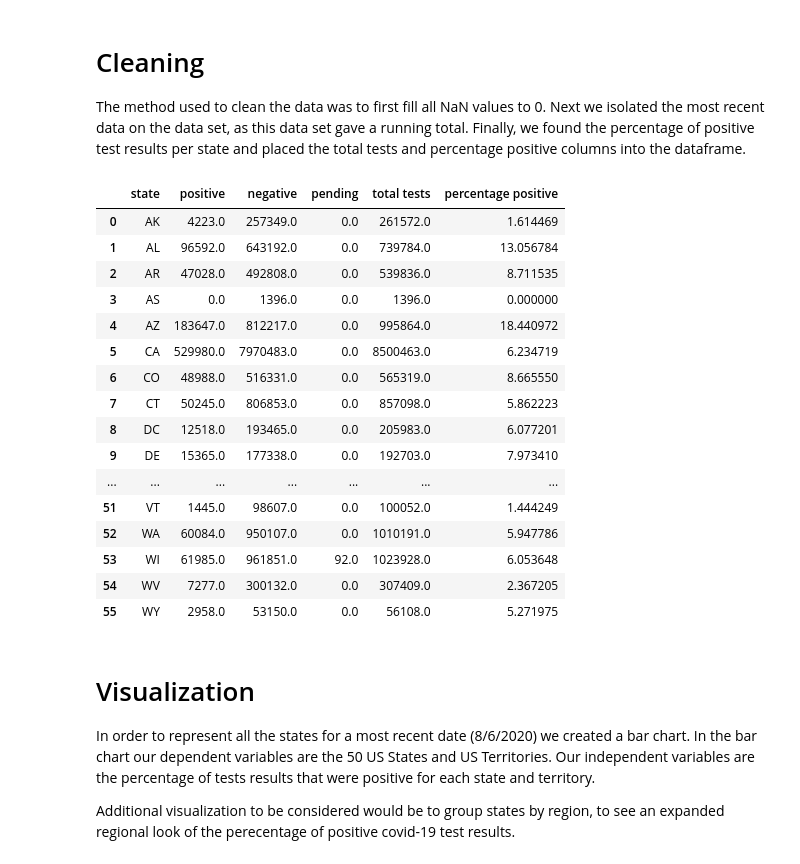
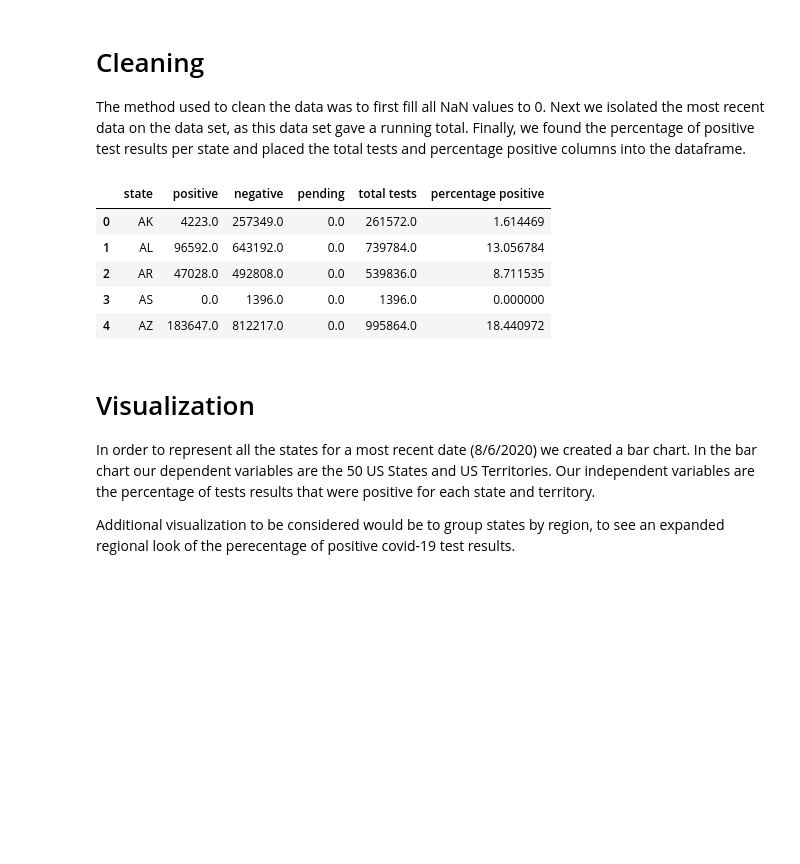
Before and after one commit to Kthomas09/GWU-Project-1, a Jupyter notebook: us_covid_state_perecentage_positive_kent.ipynb, the cells around one changed output. Saved outputs shown, nothing was run; the diff lists cells and outputs as text; code cells hidden in the pictures; blank space fills up the shorter version.

Commit message:
All code is reviewed, cleaned, commented, and working.

```diff
--- a/covid_state_perecentage_positive.ipynb
+++ b/us_covid_state_perecentage_positive_kent.ipynb
@@ -31,41 +28,31 @@ The method used to clean the data was to first fill all NaN values to 0. Next we
 # %%
 # Dropping the NaN values within the Data set and replacing them with 0
 covid_state_data_0 = covid_state_data.fillna(0)
 
 # the format of the date is yearmmdd within the data set
 iso_state_covid_data_date = covid_state_data_0.loc[covid_state_data_0["date"] == 20200806]
 
 # Making a copy of the most recent timestamp.
 clean_state_covid_data = iso_state_covid_data_date.copy()
 
 # Gathering the State, Positive, Negative, and Pending columns from the most recent timestamp
 clean_state_covid_data = clean_state_covid_data[["state", "positive", "negative","pending"]]
 
 # Getting the sum of the positive, negitive, and pending test results, and appending this into a new column "total tests"
 clean_state_covid_data["total tests"]= clean_state_covid_data["positive"] + clean_state_covid_data["negative"] + clean_state_covid_data["pending"]
 # Dividing the positive test results per state with total tests per state, and appending this into a new column "Percent Positive"
 clean_state_covid_data["percentage positive"] = clean_state_covid_data["positive"]/clean_state_covid_data["total tests"]*100
 
-# Showing DataFrame with calculations for each state
-clean_state_covid_data
+# Exporting and showing DataFrame with calculations for each state
+clean_state_covid_data.to_csv(r'..\data_resources\Covid_Data_cleaned.csv', index = False)
+clean_state_covid_data.head()
 # %% [output]
 |  | state | positive | negative | pending | total tests | percentage positive |
 | 0 | AK | 4223.0 | 257349.0 | 0.0 | 261572.0 | 1.614469 |
 | 1 | AL | 96592.0 | 643192.0 | 0.0 | 739784.0 | 13.056784 |
 | 2 | AR | 47028.0 | 492808.0 | 0.0 | 539836.0 | 8.711535 |
 | 3 | AS | 0.0 | 1396.0 | 0.0 | 1396.0 | 0.000000 |
 | 4 | AZ | 183647.0 | 812217.0 | 0.0 | 995864.0 | 18.440972 |
-| 5 | CA | 529980.0 | 7970483.0 | 0.0 | 8500463.0 | 6.234719 |
-| 6 | CO | 48988.0 | 516331.0 | 0.0 | 565319.0 | 8.665550 |
-| 7 | CT | 50245.0 | 806853.0 | 0.0 | 857098.0 | 5.862223 |
-| 8 | DC | 12518.0 | 193465.0 | 0.0 | 205983.0 | 6.077201 |
-| 9 | DE | 15365.0 | 177338.0 | 0.0 | 192703.0 | 7.973410 |
-| ... | ... | ... | ... | ... | ... | ... |
-| 51 | VT | 1445.0 | 98607.0 | 0.0 | 100052.0 | 1.444249 |
-| 52 | WA | 60084.0 | 950107.0 | 0.0 | 1010191.0 | 5.947786 |
-| 53 | WI | 61985.0 | 961851.0 | 92.0 | 1023928.0 | 6.053648 |
-| 54 | WV | 7277.0 | 300132.0 | 0.0 | 307409.0 | 2.367205 |
-| 55 | WY | 2958.0 | 53150.0 | 0.0 | 56108.0 | 5.271975 |
 # %% [markdown]
 # Visualization
 In order to represent all the states for a most recent date (8/6/2020) we created a bar chart. In the bar chart our dependent variables are the 50 US States and US Territories. Our independent variables are the percentage of tests results that were positive for each state and territory.
```
Also changed, not shown: parts of 3 cells of this notebook, 9 other files.
